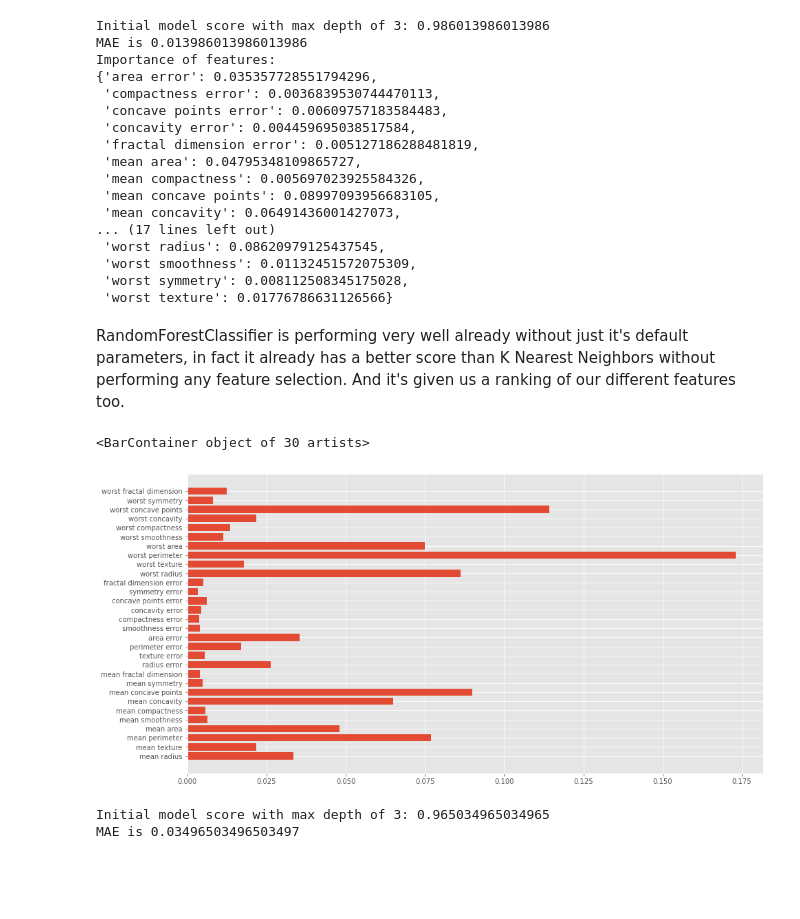
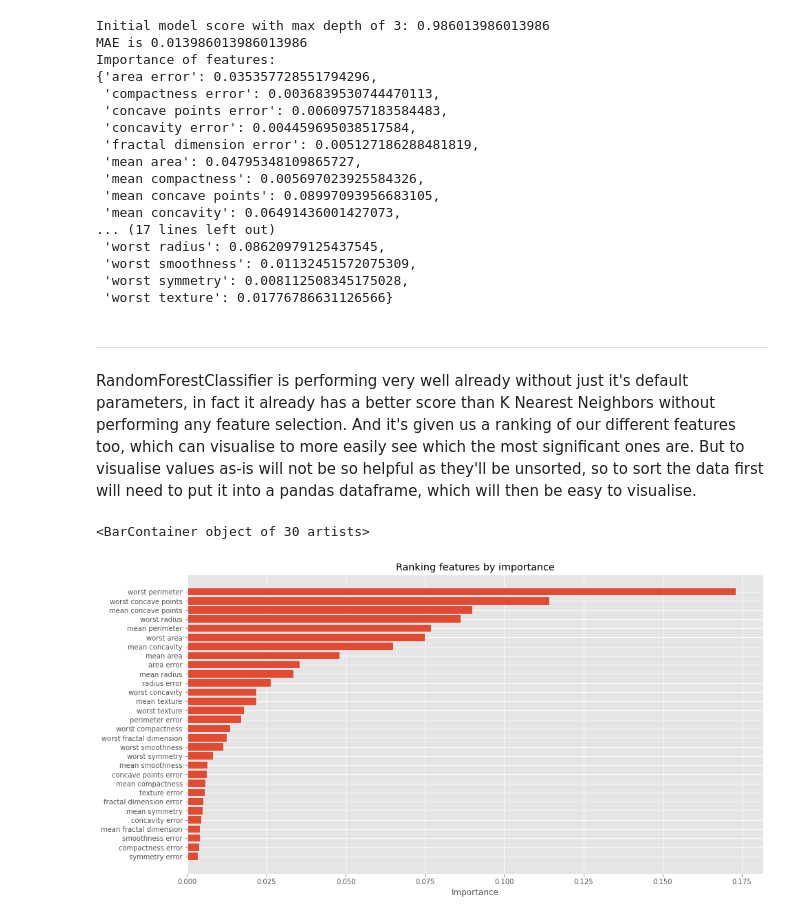
Before and after one commit to itskeithstudent/Machine-Learning-and-Statistics-Assessment, a Jupyter notebook: scikit-learn.ipynb, the cells around one changed output. Drawn from its saved outputs; the diff is of its cells as text; code cells hidden in the pictures; blank space fills up the shorter version.

```diff
--- a/scikit-learn.ipynb
+++ b/scikit-learn.ipynb
@@ -931,23 +929,20 @@ Importance of features:
  'worst symmetry': 0.008112508345175028,
  'worst texture': 0.01776786631126566}
 # %% [markdown]
+***
 RandomForestClassifier is performing very well already without just it's default parameters, in fact it already has a better score than K Nearest Neighbors without performing any feature selection.
-And it's given us a ranking of our different features too.
+And it's given us a ranking of our different features too, which can visualise to more easily see which the most significant ones are.
+But to visualise values as-is will not be so helpful as they'll be unsorted, so to sort the data first will need to put it into a pandas dataframe, which will then be easy to visualise.
-# %%
-plt.figure(figsize=(15,8)) #set figure size
-plt.barh(X.columns.tolist(), rfc.feature_importances_)
-# %% [output]
-<BarContainer object of 30 artists>
-[figure, removed]
-# %%
-rfc = RandomForestClassifier(max_leaf_nodes=10, random_state=0)
-rfc.fit(X_train_scaled, y_train)
-
-y_pred = rfc.predict(X_test_scaled)
-
-
-print(f"Initial model score with max depth of 3: {rfc.score(X_test_scaled,y_test)}")
-print(f"MAE is {mean_absolute_error(y_pred,y_test)}")
-# %% [output]
-Initial model score with max depth of 3: 0.965034965034965
-MAE is 0.03496503496503497
+# %%
+#Take dict from earlier and convert it to pandas DataFrame,using the keys as the index, which will immediately reset to treat it as a column
+feature_importance_df = pd.DataFrame().from_dict(feature_importance_dict, orient='index', columns=['importance']).reset_index()
+feature_importance_df=feature_importance_df.sort_values('importance') #sort the values
+
+plt.figure(figsize=(15,8)) #set figure size
+
+plt.title('Ranking features by importance')
+plt.xlabel('Importance')
+plt.barh(feature_importance_df['index'], feature_importance_df['importance'])
+# %% [output]
+<BarContainer object of 30 artists>
+[figure, added]
```
Also changed, not shown: parts of 8 cells of this notebook.
